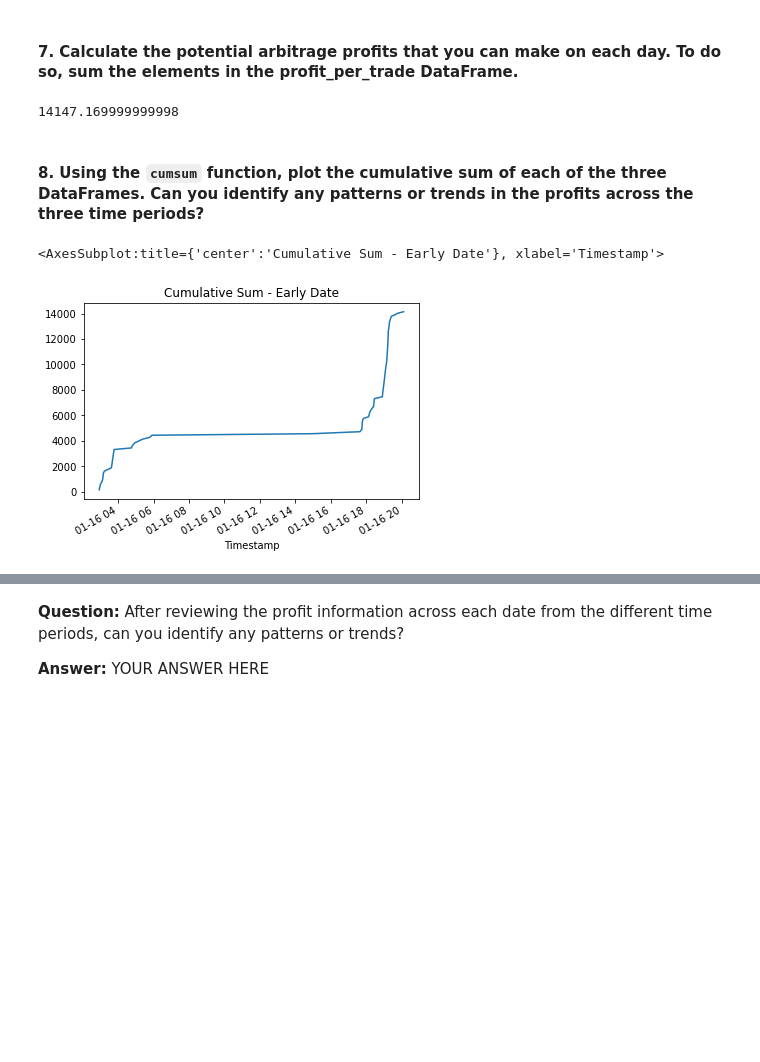
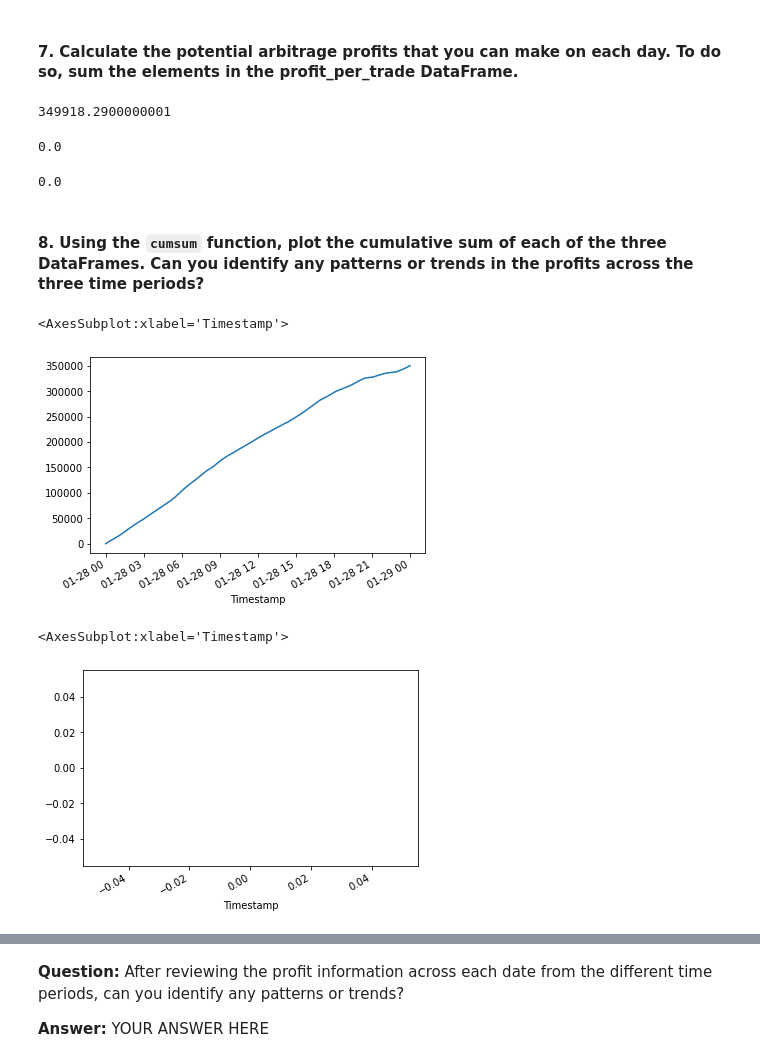
Before and after one commit to JunTheRewels/arbitrage, a Jupyter notebook: crypto_arbitrage.ipynb, the cells around one changed output, grey strips where cells are left out. Saved outputs shown, nothing was run; the diff lists cells and outputs as text; code cells hidden in the pictures; blank space fills up the shorter version.

```diff
--- a/crypto_arbitrage.ipynb
+++ b/crypto_arbitrage.ipynb
@@ -547,17 +653,28 @@ Name: Close, dtype: float64
 #### 7. Calculate the potential arbitrage profits that you can make on each day. To do so, sum the elements in the profit_per_trade DataFrame.
 # %%
 # Calculate the sum of the potential profits for the early profit per trade DataFrame
-# YOUR CODE HERE
+display(profit_per_trade_early.sum())
+display(profit_per_trade_middle.sum())
+display(profit_per_trade_late.sum())
 # %% [output]
-14147.169999999998
+349918.2900000001
+0.0
+0.0
 # %% [markdown]
 #### 8. Using the `cumsum` function, plot the cumulative sum of each of the three DataFrames. Can you identify any patterns or trends in the profits across the three time periods?
 # %%
 # Use the cumsum function to calculate the cumulative profits over time for the early profit per trade DataFrame
-cumulative_profit_early = # YOUR CODE HERE
+cumulative_profit_early = profit_per_trade_early.cumsum()
+cumulative_profit_middle = profit_per_trade_middle.cumsum()
+cumulative_profit_late = profit_per_trade_late.cumsum()
 # %%
 # Plot the cumulative sum of profits for the early profit per trade DataFrame
-# YOUR CODE HERE
+cumulative_profit_early.plot()
 # %% [output]
-<AxesSubplot:title={'center':'Cumulative Sum - Early Date'}, xlabel='Timestamp'>
+<AxesSubplot:xlabel='Timestamp'>
-[figure, old version]
+[figure, new version]
+# %%
+cumulative_profit_middle.plot()
+# %% [output]
+<AxesSubplot:xlabel='Timestamp'>
+[figure, added]
```
Also changed, not shown: parts of 13 cells of this notebook.
